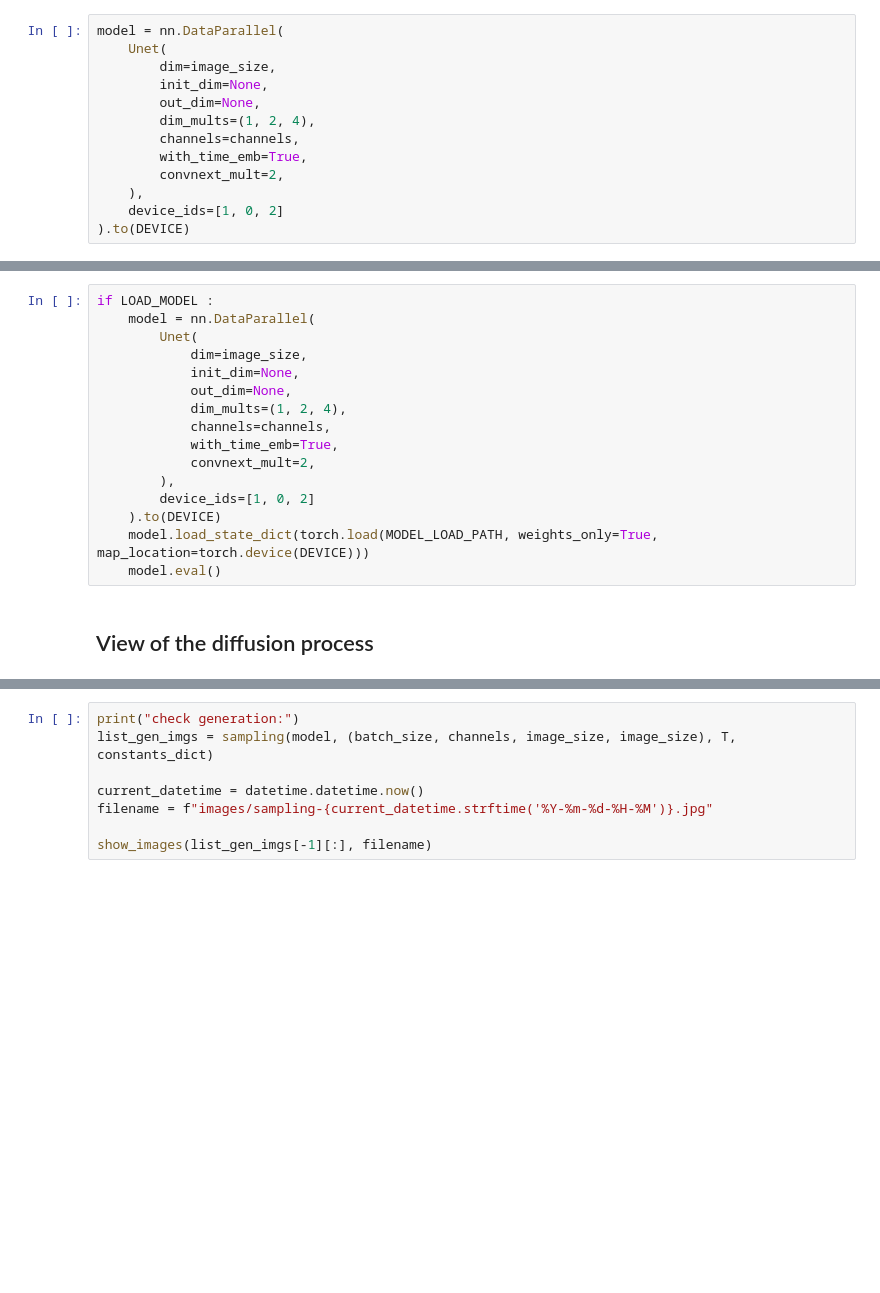
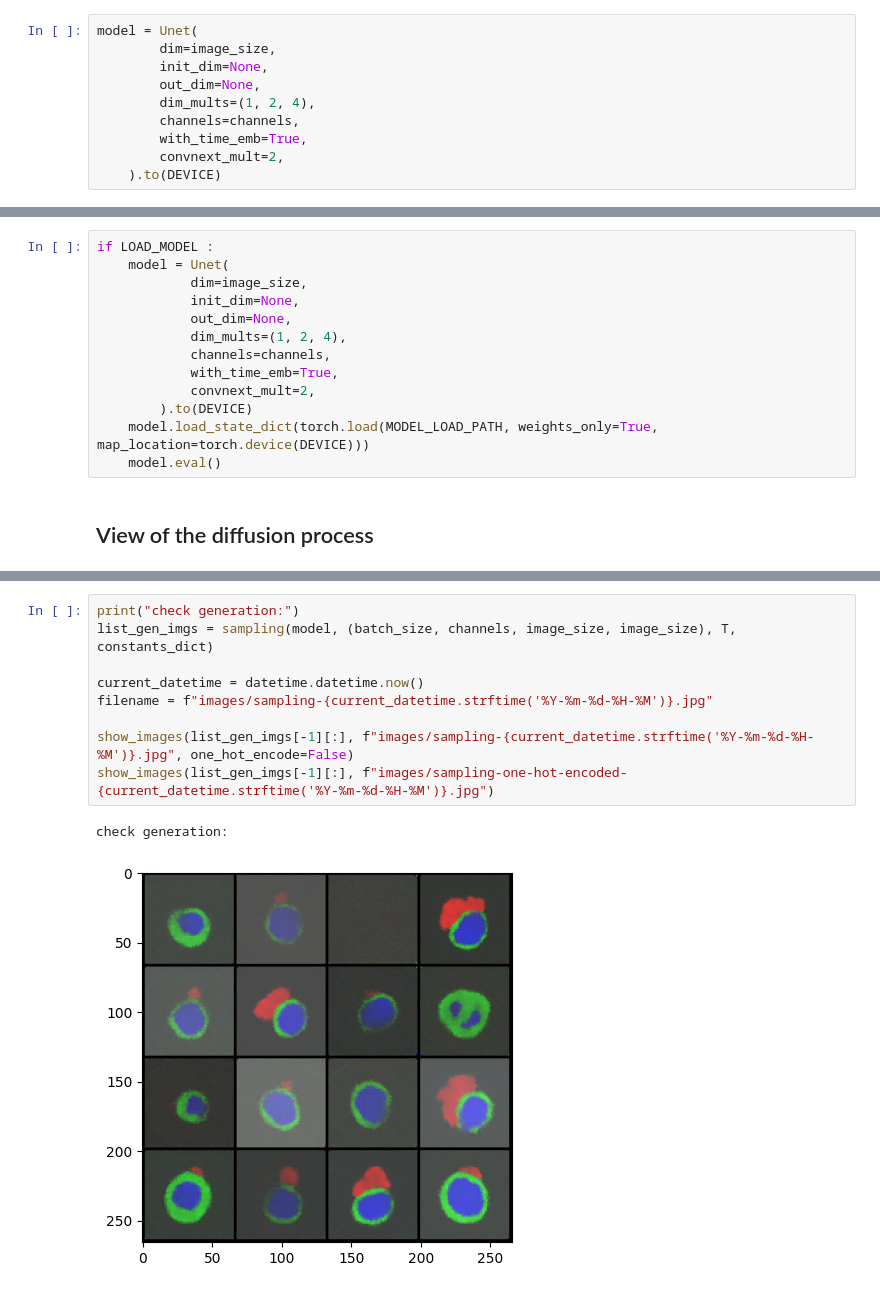
Before and after one commit to Benjit75/PRIM-AI-Diffusion-Models-for-Cardiac-Images, a Jupyter notebook: src/data_overview.ipynb, the cells around one changed output, grey strips where cells are left out. Cells and saved outputs as stored; diff of their text form; blank space fills up the shorter version.

```diff
--- a/src/data_overview.ipynb
+++ b/src/data_overview.ipynb
@@ -421,8 +422,7 @@ Noised images with cosine shedule:
 # %% [markdown]
 ### Model definition
 # %%
-model = nn.DataParallel(
-    Unet(
+model = Unet(
         dim=image_size,
         init_dim=None,
         out_dim=None,
@@ -430,6 +430,4 @@ model = nn.DataParallel(
         channels=channels,
         with_time_emb=True,
         convnext_mult=2,
-    ),
-    device_ids=[1, 0, 2]
-).to(DEVICE)
+    ).to(DEVICE)
@@ -541,8 +534,7 @@ if TRAIN_MODEL:
 ## Reload model
 # %%
 if LOAD_MODEL :
-    model = nn.DataParallel(
-        Unet(
+    model = Unet(
             dim=image_size,
             init_dim=None,
             out_dim=None,
@@ -550,9 +542,7 @@ if LOAD_MODEL :
             channels=channels,
             with_time_emb=True,
             convnext_mult=2,
-        ),
-        device_ids=[1, 0, 2]
-    ).to(DEVICE)
+        ).to(DEVICE)
     model.load_state_dict(torch.load(MODEL_LOAD_PATH, weights_only=True, map_location=torch.device(DEVICE)))
     model.eval()
 # %% [markdown]
@@ -571,8 +568,12 @@ def make_gif(frame_list, step=5):
 # %%
 print("check generation:")
 list_gen_imgs = sampling(model, (batch_size, channels, image_size, image_size), T, constants_dict)
 
 current_datetime = datetime.datetime.now()
 filename = f"images/sampling-{current_datetime.strftime('%Y-%m-%d-%H-%M')}.jpg"
 
-show_images(list_gen_imgs[-1][:], filename)
+show_images(list_gen_imgs[-1][:], f"images/sampling-{current_datetime.strftime('%Y-%m-%d-%H-%M')}.jpg", one_hot_encode=False)
+show_images(list_gen_imgs[-1][:], f"images/sampling-one-hot-encoded-{current_datetime.strftime('%Y-%m-%d-%H-%M')}.jpg")
+# %% [output]
+check generation:
+[figure, added]
```
Also changed, not shown: parts of 13 cells of this notebook, 10 other files.
